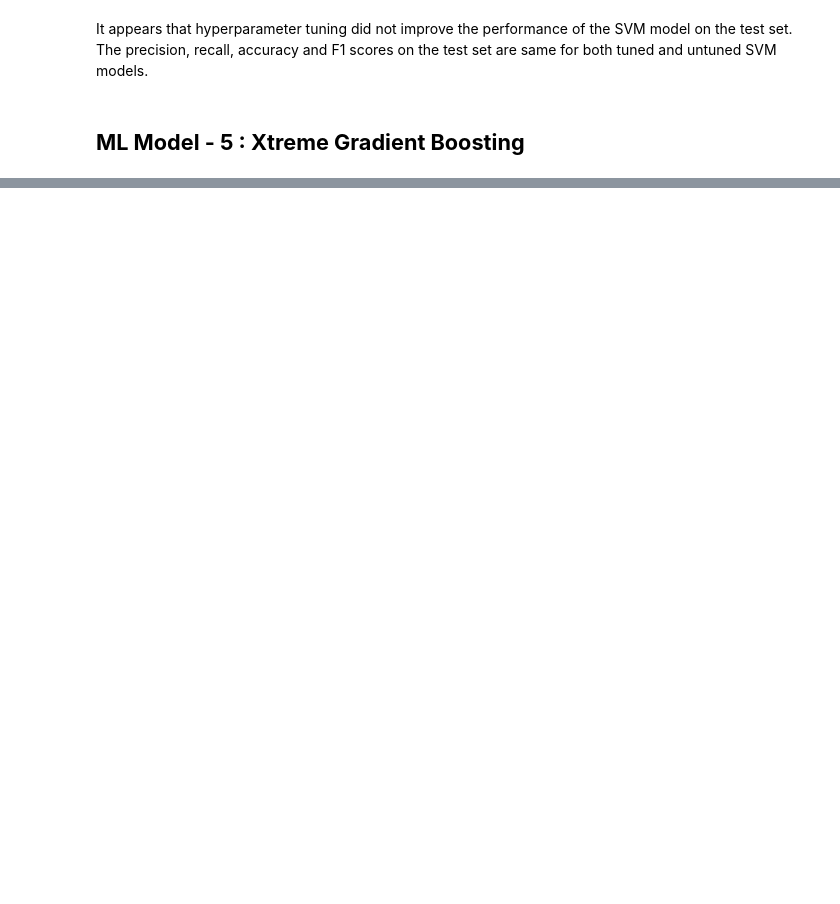
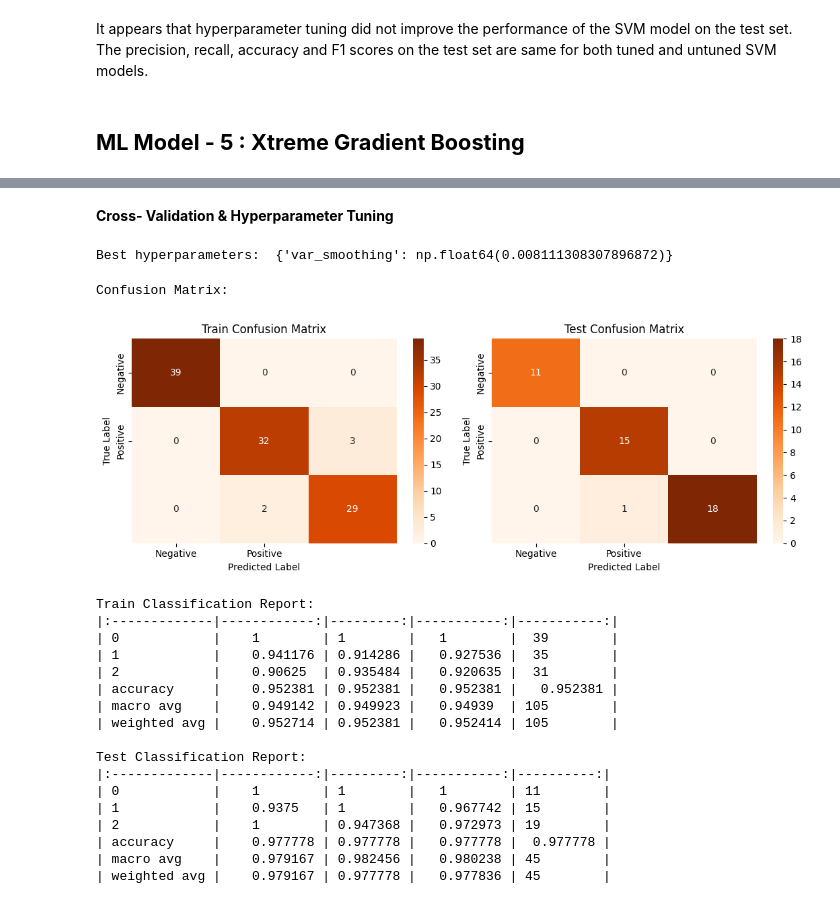
Before and after one commit to rsys-adsingh/Classification, a Jupyter notebook: ClassificationAlgo.ipynb, the cells around one changed output, grey strips where cells are left out. Saved outputs shown, nothing was run; the diff lists cells and outputs as text; code cells hidden in the pictures; blank space fills up the shorter version.

```diff
--- a/ClassificationAlgo.ipynb
+++ b/ClassificationAlgo.ipynb
@@ -864,0 +1031,50 @@ It appears that hyperparameter tuning did not improve the performance of the SVM
+# %% [markdown]
+**Cross- Validation & Hyperparameter Tuning**
+# %%
+# ML Model - 6 Implementation with hyperparameter optimization techniques (i.e., GridSearch CV, RandomSearch CV, Bayesian Optimization etc.)
+# Define the hyperparameter grid
+param_grid = {'var_smoothing': np.logspace(0,-9, num=100)}
+
+# Initialize the model
+naive = GaussianNB()
+
+# repeated stratified kfold
+rskf = RepeatedStratifiedKFold(n_splits=4, n_repeats=4, random_state=0)
+
+# Initialize GridSearchCV
+GridSearch = GridSearchCV(naive, param_grid, cv=rskf, n_jobs=-1)
+
+# Fit the GridSearchCV to the training data
+GridSearch.fit(x_train, y_train)
+
+# Select the best hyperparameters
+best_params = GridSearch.best_params_
+print("Best hyperparameters: ", best_params)
+# %% [output]
+Best hyperparameters:  {'var_smoothing': np.float64(0.008111308307896872)}
+# %%
+# Initiate model with best parameters
+nb_model2 = GaussianNB(var_smoothing = best_params['var_smoothing'])
+# %%
+# Visualizing evaluation Metric Score chart
+nb2_score = evaluate_model(nb_model2, x_train, x_test, y_train, y_test)
+# %% [output]
+Confusion Matrix:
+[figure, added]
+Train Classification Report:
+|:-------------|------------:|---------:|-----------:|-----------:|
+| 0            |    1        | 1        |   1        |  39        |
+| 1            |    0.941176 | 0.914286 |   0.927536 |  35        |
+| 2            |    0.90625  | 0.935484 |   0.920635 |  31        |
+| accuracy     |    0.952381 | 0.952381 |   0.952381 |   0.952381 |
+| macro avg    |    0.949142 | 0.949923 |   0.94939  | 105        |
+| weighted avg |    0.952714 | 0.952381 |   0.952414 | 105        |
+
+Test Classification Report:
+|:-------------|------------:|---------:|-----------:|----------:|
+| 0            |    1        | 1        |   1        | 11        |
+| 1            |    0.9375   | 1        |   0.967742 | 15        |
+| 2            |    1        | 0.947368 |   0.972973 | 19        |
+| accuracy     |    0.977778 | 0.977778 |   0.977778 |  0.977778 |
+| macro avg    |    0.979167 | 0.982456 |   0.980238 | 45        |
+| weighted avg |    0.979167 | 0.977778 |   0.977836 | 45        |
```
Also changed, not shown: parts of 68 cells of this notebook.
